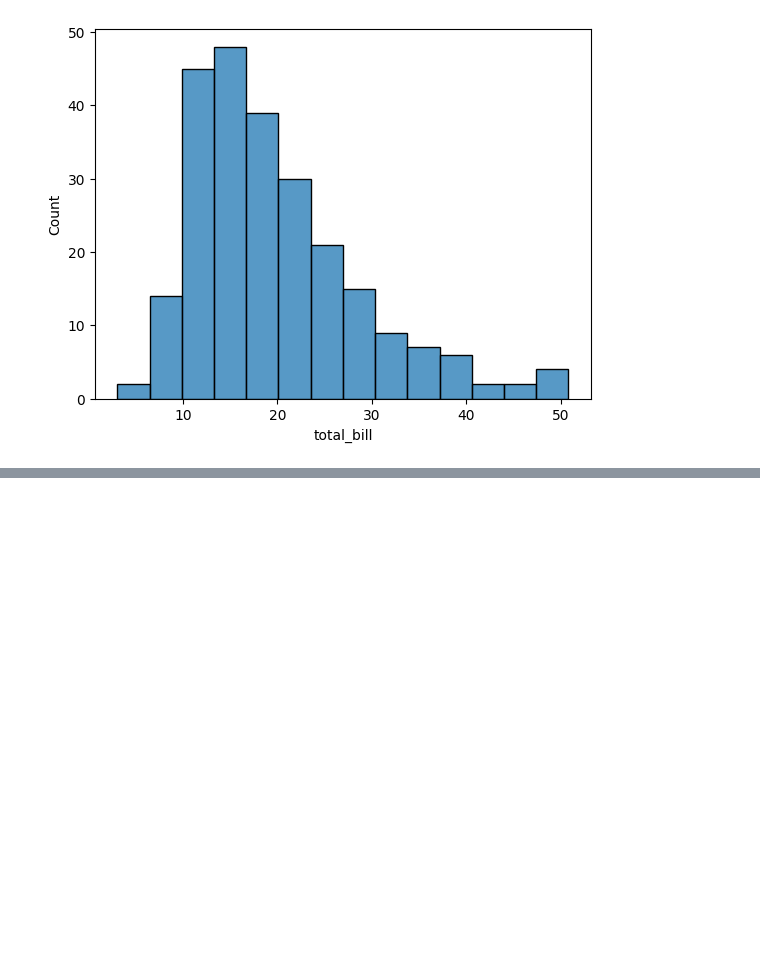
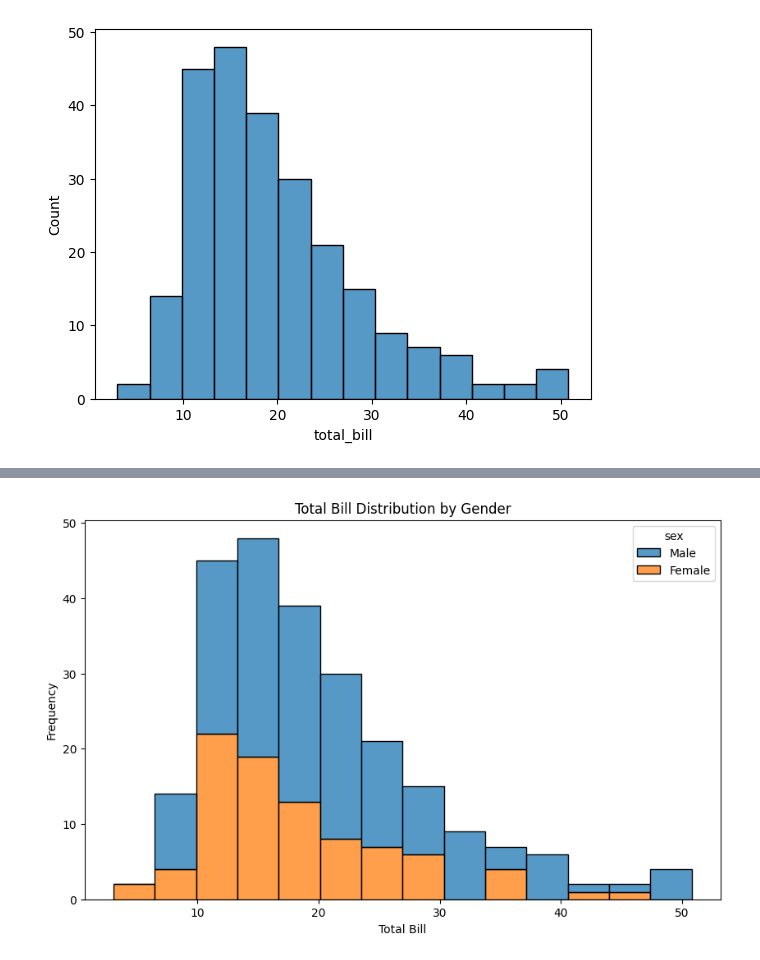
Before and after one commit to chironjit45/Practic-on-Data-science, a Jupyter notebook: python-seaborn-tutorial-for-beginners.ipynb, the cells around one changed output, grey strips where cells are left out. Cells and saved outputs as stored; diff of their text form; code cells hidden in the pictures; blank space fills up the shorter version.

```diff
--- a/python-seaborn-tutorial-for-beginners.ipynb
+++ b/python-seaborn-tutorial-for-beginners.ipynb
@@ -11,0 +53,16 @@ sns.histplot(data = tips, x = 'total_bill')
+# %%
+# Set the size of the plot
+plt.figure(figsize=(10, 6))
+
+# Create the histogram
+sns.histplot(data=tips, x='total_bill', hue='sex', multiple='stack')
+
+# Add title and labels
+plt.title('Total Bill Distribution by Gender')
+plt.xlabel('Total Bill')
+plt.ylabel('Frequency')
+
+# Display the plot
+plt.show()
+# %% [output]
+[figure, added]
```
Also changed, not shown: parts of 10 cells of this notebook.
